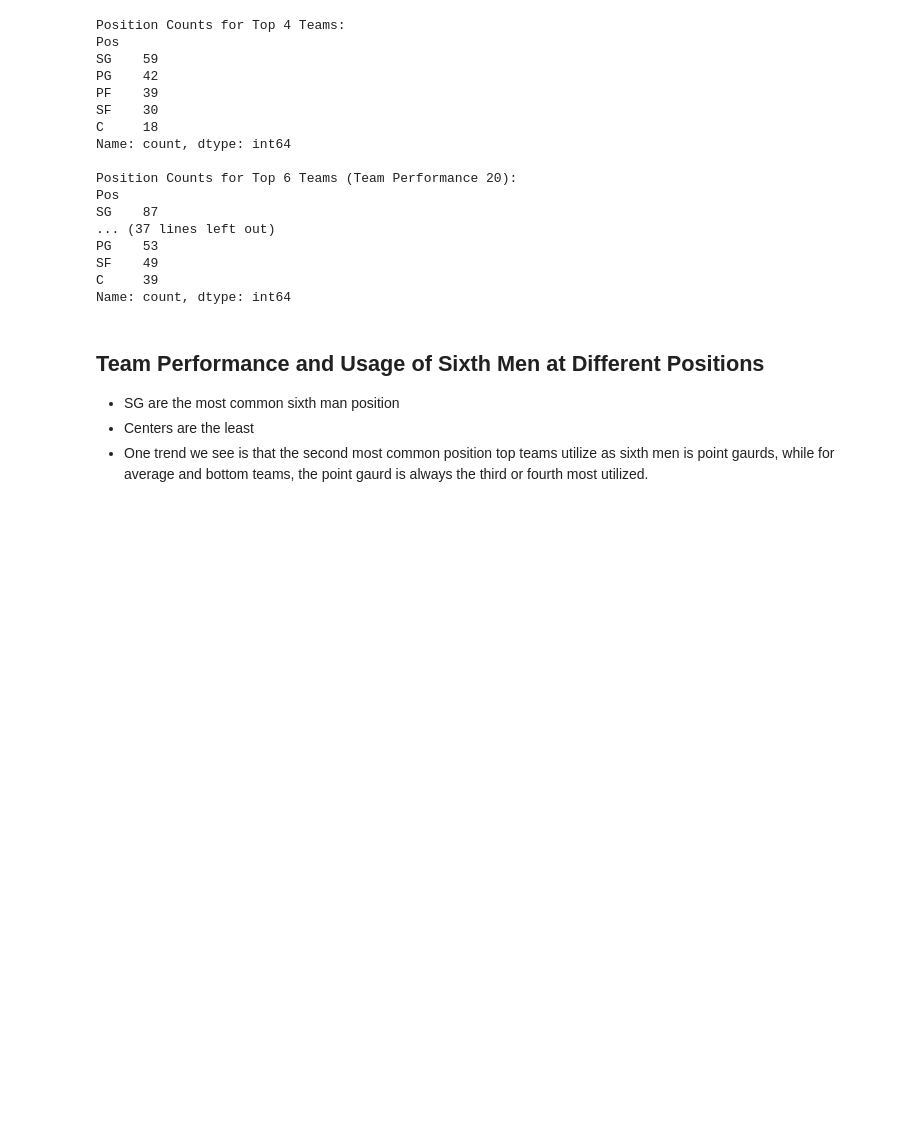
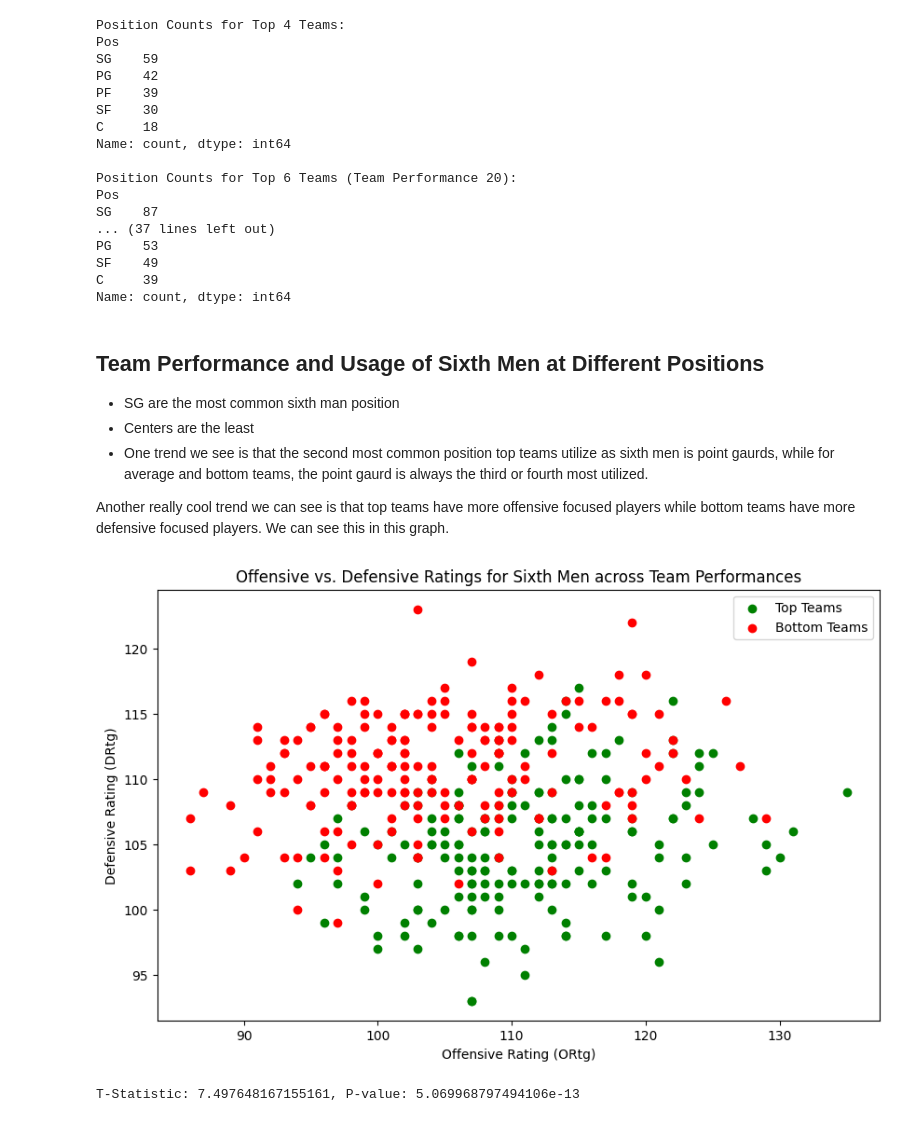
Before and after one commit to izyuan/Impact-of-Sixth-Men, a Jupyter notebook: analysis/descriptive_Statistics.ipynb, the cells around one changed output. Saved outputs shown, nothing was run; the diff lists cells and outputs as text; code cells hidden in the pictures; blank space fills up the shorter version.

```diff
--- a/analysis/descriptive_Statistics.ipynb
+++ b/analysis/descriptive_Statistics.ipynb
@@ -264,3 +312,27 @@ Name: count, dtype: int64
 - SG are the most common sixth man position
 - Centers are the least
 - One trend we see is that the second most common position top teams utilize as sixth men is point gaurds, while for average and bottom teams, the point gaurd is always the third or fourth most utilized.
+
+
+Another really cool trend we can see is that top teams have more offensive focused players while bottom teams have more defensive focused players. We can see this in this graph.
+# %%
+plt.figure(figsize=(10, 6))
+
+#scatter plot for ortg and dtg for top teams and bottom teams
+plt.scatter(top_teams['ORtg'], top_teams['DRtg'], color='green', label='Top Teams')
+plt.scatter(bottom_teams['ORtg'], bottom_teams['DRtg'], color='red', label='Bottom Teams')
+
+plt.title('Offensive vs. Defensive Ratings for Sixth Men across Team Performances')
+plt.xlabel('Offensive Rating (ORtg)')
+plt.ylabel('Defensive Rating (DRtg)')
+plt.legend()
+
+plt.show()
+
+#t-test between top and bottom teams' ORtg scores to find significance
+t_stat, p_value = ttest_ind(top_teams['ORtg'], bottom_teams['ORtg'], equal_var=False)
+
+print(f"T-Statistic: {t_stat}, P-value: {p_value}")
+# %% [output]
+[figure, added]
+T-Statistic: 7.497648167155161, P-value: 5.069968797494106e-13
```
Also changed, not shown: parts of 3 cells of this notebook.
